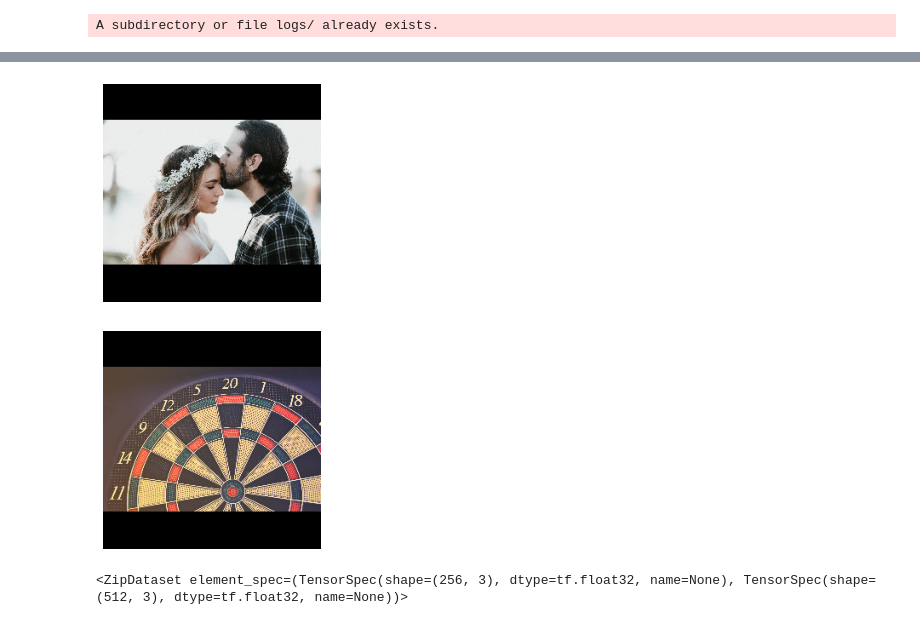
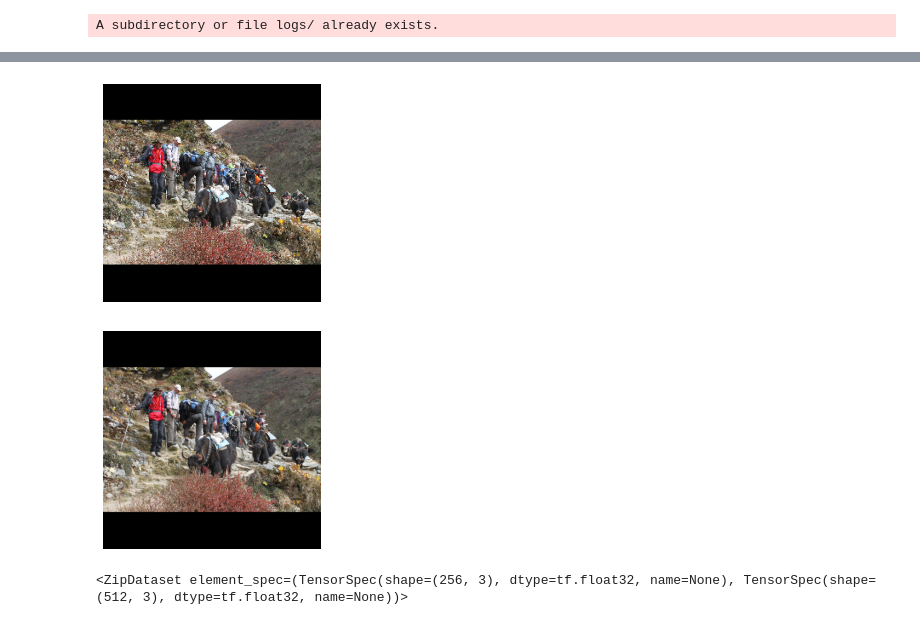
Before and after one commit to bestman8/learning-tf.data-and-making-a-super-resolution-model, a Jupyter notebook: tf.data.ipynb, the cells around one changed output, grey strips where cells are left out. Drawn from its saved outputs; the diff is of its cells as text; code cells hidden in the pictures.

```diff
--- a/tf.data.ipynb
+++ b/tf.data.ipynb
@@ -61,14 +61,17 @@ dataset_3 = tf.data.Dataset.zip((dataset_1, dataset_2))
 dataset_4 = tf.data.Dataset.zip((X_file_name, y_file_name))
 images_ds = dataset_4.map(parse_image)
 # %%
-for image, label in images_ds.take(2):
+for image, label in images_ds.take(1):
       plt.figure()
       plt.imshow(image)
       plt.axis('off')
-      # plt.imshow(label)
+      plt.show()
+      plt.figure()
+      plt.imshow(label)
+      plt.axis('off')
 # %% [output]
-[figure, old version]
+[figure, new version]
-[figure, old version]
+[figure, new version]
 # %%
 dataset_3
 # %% [output]
```
Also changed, not shown: parts of 1 cell of this notebook.
